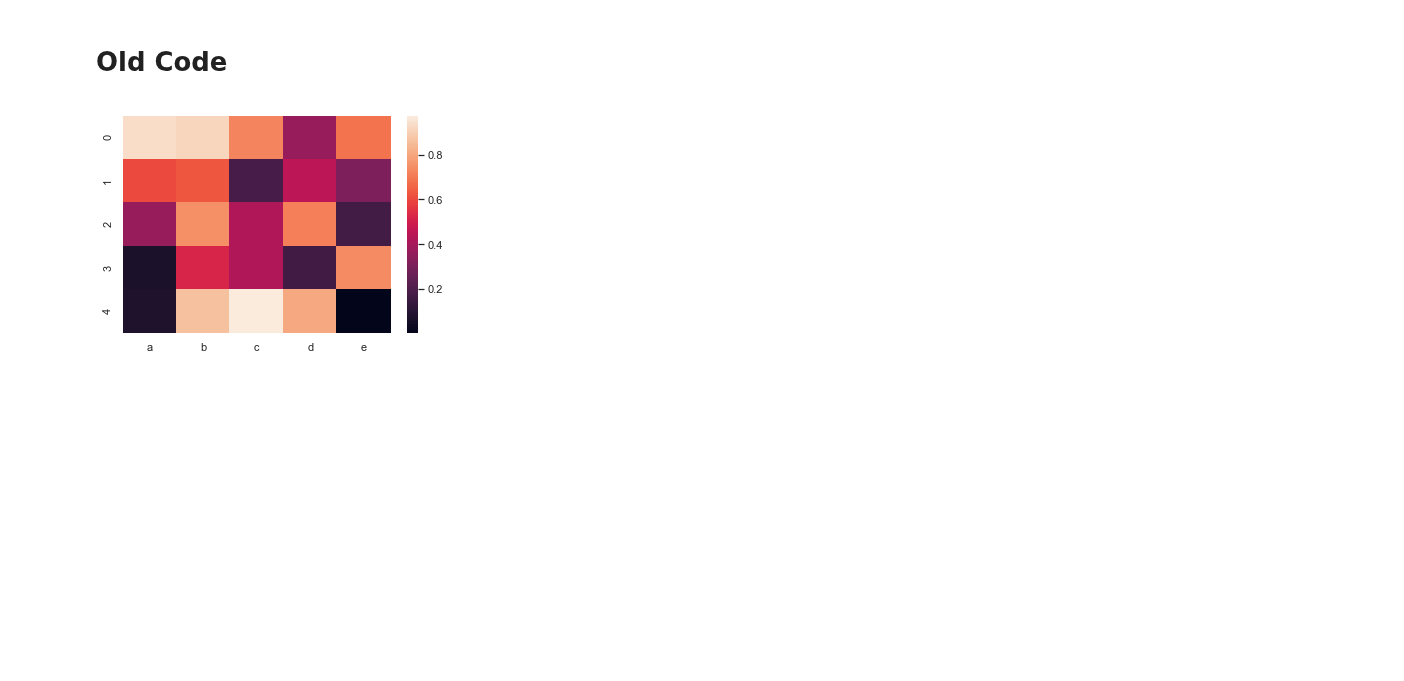
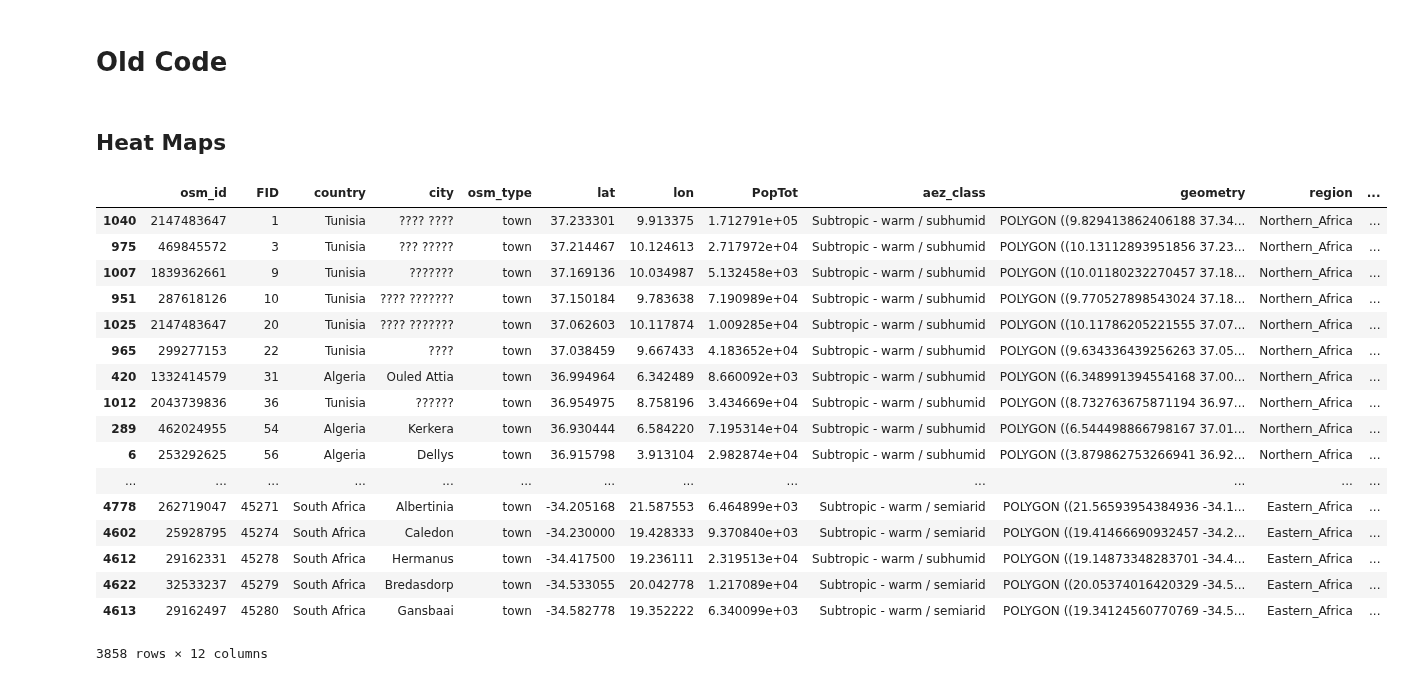
Before and after one commit to cascadet/AfricaUrbanPop, a Jupyter notebook: notebooks/jupyter/Descriptives.ipynb, the cells around one changed output. Drawn from its saved outputs; the diff is of its cells as text; code cells hidden in the pictures; blank space fills up the shorter version.

```diff
--- a/notebooks/jupyter/Descriptives.ipynb
+++ b/notebooks/jupyter/Descriptives.ipynb
@@ -1571,25 +1500,3 @@ plt.ylabel('World Pop 2015')
 #          chunks[5]+'\n'+str(pct[5])+'%',
 #          chunks[6]+'\n'+str(pct[6])+'%'
 #          ]
-# %%
-# x = list(range(0, len(GHS2000.PopTot)))
-# y = GHS2000.PopTot.sort_values(ascending=True)
-
-# plt.gca().set_yscale('log')
-# plt.plot(x,y)
-
-# print(len(x))
-# print(len(y))
-
-# library
-import seaborn as sns
-import pandas as pd
-import numpy as np
-
-# Create a dataset (fake)
-df = pd.DataFrame(np.random.random((5,5)), columns=["a","b","c","d","e"])
-
-# Default heatmap: just a visualization of this square matrix
-p1 = sns.heatmap(df)
-# %% [output]
-[figure, removed]
@@ -1599,0 +1503,26 @@ y = list(range(0, len(GHS2000.PopTot)))
+# %% [markdown]
+## Heat Maps
+# %%
+# create dataset
+GHS2000_sort = GHS2000.sort_values(by = 'lat', ascending=False)
+# %%
+GHS2000_sort
+# %% [output]
+|  | osm_id | FID | country | city | osm_type | lat | lon | PopTot | aez_class | geometry | region | ... |
+| 1040 | 2147483647 | 1 | Tunisia | ???? ???? | town | 37.233301 | 9.913375 | 1.712791e+05 | Subtropic - warm / subhumid | POLYGON ((9.829413862406188 37.34... | Northern_Africa | ... |
+| 975 | 469845572 | 3 | Tunisia | ??? ????? | town | 37.214467 | 10.124613 | 2.717972e+04 | Subtropic - warm / subhumid | POLYGON ((10.13112893951856 37.23... | Northern_Africa | ... |
+| 1007 | 1839362661 | 9 | Tunisia | ??????? | town | 37.169136 | 10.034987 | 5.132458e+03 | Subtropic - warm / subhumid | POLYGON ((10.01180232270457 37.18... | Northern_Africa | ... |
+| 951 | 287618126 | 10 | Tunisia | ???? ??????? | town | 37.150184 | 9.783638 | 7.190989e+04 | Subtropic - warm / subhumid | POLYGON ((9.770527898543024 37.18... | Northern_Africa | ... |
+| 1025 | 2147483647 | 20 | Tunisia | ???? ??????? | town | 37.062603 | 10.117874 | 1.009285e+04 | Subtropic - warm / subhumid | POLYGON ((10.11786205221555 37.07... | Northern_Africa | ... |
+| 965 | 299277153 | 22 | Tunisia | ???? | town | 37.038459 | 9.667433 | 4.183652e+04 | Subtropic - warm / subhumid | POLYGON ((9.634336439256263 37.05... | Northern_Africa | ... |
+| 420 | 1332414579 | 31 | Algeria | Ouled Attia | town | 36.994964 | 6.342489 | 8.660092e+03 | Subtropic - warm / subhumid | POLYGON ((6.348991394554168 37.00... | Northern_Africa | ... |
+| 1012 | 2043739836 | 36 | Tunisia | ?????? | town | 36.954975 | 8.758196 | 3.434669e+04 | Subtropic - warm / subhumid | POLYGON ((8.732763675871194 36.97... | Northern_Africa | ... |
+| 289 | 462024955 | 54 | Algeria | Kerkera | town | 36.930444 | 6.584220 | 7.195314e+04 | Subtropic - warm / subhumid | POLYGON ((6.544498866798167 37.01... | Northern_Africa | ... |
+| 6 | 253292625 | 56 | Algeria | Dellys | town | 36.915798 | 3.913104 | 2.982874e+04 | Subtropic - warm / subhumid | POLYGON ((3.879862753266941 36.92... | Northern_Africa | ... |
+| ... | ... | ... | ... | ... | ... | ... | ... | ... | ... | ... | ... | ... |
+| 4778 | 262719047 | 45271 | South Africa | Albertinia | town | -34.205168 | 21.587553 | 6.464899e+03 | Subtropic - warm / semiarid | POLYGON ((21.56593954384936 -34.1... | Eastern_Africa | ... |
+| 4602 | 25928795 | 45274 | South Africa | Caledon | town | -34.230000 | 19.428333 | 9.370840e+03 | Subtropic - warm / semiarid | POLYGON ((19.41466690932457 -34.2... | Eastern_Africa | ... |
+| 4612 | 29162331 | 45278 | South Africa | Hermanus | town | -34.417500 | 19.236111 | 2.319513e+04 | Subtropic - warm / subhumid | POLYGON ((19.14873348283701 -34.4... | Eastern_Africa | ... |
+| 4622 | 32533237 | 45279 | South Africa | Bredasdorp | town | -34.533055 | 20.042778 | 1.217089e+04 | Subtropic - warm / semiarid | POLYGON ((20.05374016420329 -34.5... | Eastern_Africa | ... |
+| 4613 | 29162497 | 45280 | South Africa | Gansbaai | town | -34.582778 | 19.352222 | 6.340099e+03 | Subtropic - warm / semiarid | POLYGON ((19.34124560770769 -34.5... | Eastern_Africa | ... |
+3858 rows × 12 columns
```
Also changed, not shown: parts of 31 cells of this notebook.
